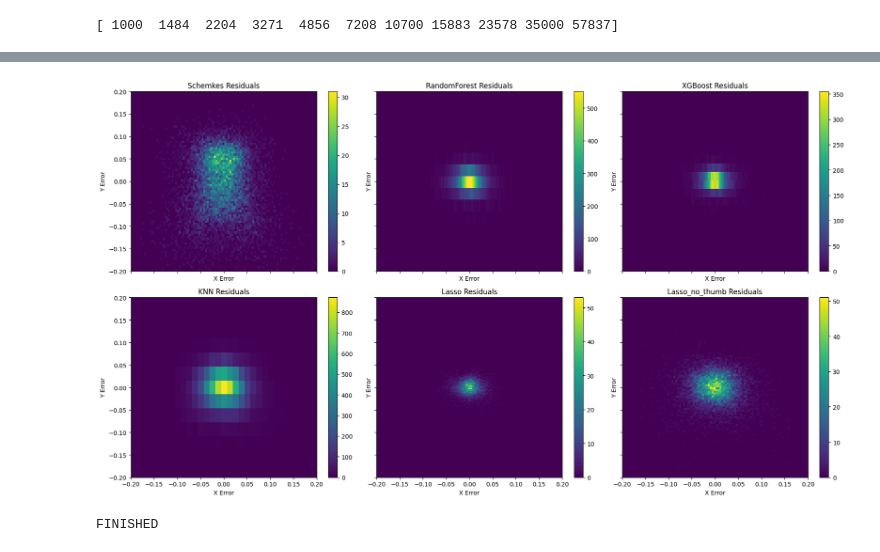
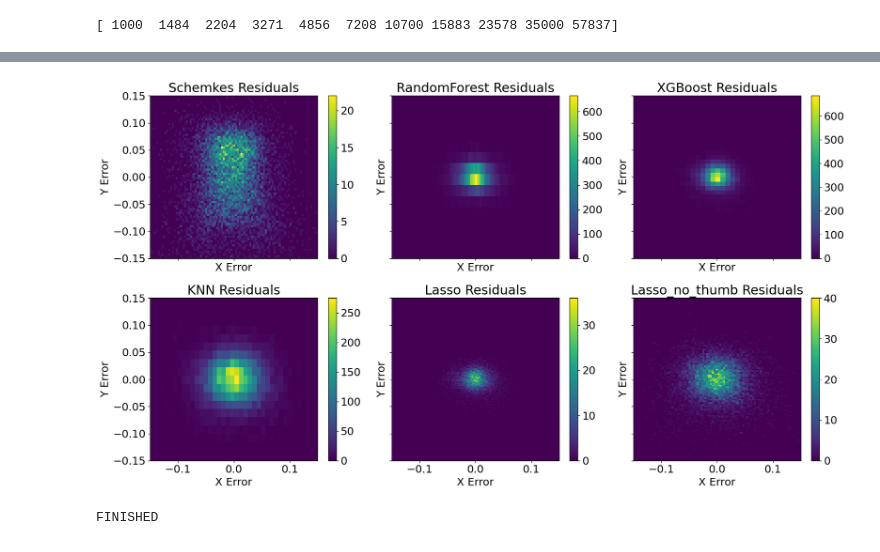
Before and after one commit to MarekTran/hypothenar-inferrence, a Jupyter notebook: main.ipynb, the cells around one changed output, grey strips where cells are left out. Saved outputs shown, nothing was run; the diff lists cells and outputs as text; code cells hidden in the pictures.

Commit message:
Complete pipeline done

```diff
--- a/main.ipynb
+++ b/main.ipynb
@@ -836,12 +836,11 @@ from skopt.space import Real, Integer, Categorical
 from skopt import BayesSearchCV
 from sklearn.model_selection import RandomizedSearchCV
 
-njobs = 14
-X_train_tuning = X_train.sample(frac=0.2, random_state=seed)
+njobs = 18
+# Take 66% random subsample of training data
+X_train_tuning = X_train.sample(frac=0.5, random_state=seed)
 y_train_tuning = y_train.loc[X_train_tuning.index]
 
-# Print
-print("X_train_tuning:", len(X_train_tuning))
 
 number_of_folds = 3
 kf = KFold(n_splits=number_of_folds, shuffle=False)
@@ -913,10 +912,13 @@ tuner = kt.BayesianOptimization(
 # %%
-# # print test R2
-# y_pred = best_model.predict(X_test)
-# r2 = r2_score(y_test, y_pred)
-# print("R2 score:", r2)
+test_loss, test_mae = best_model.evaluate(X_test, y_test, verbose=0)
+print("Best model test MAE:", test_mae)
 
-# # Print custom eval
-# y_pred_custom = best_model.predict(X_custom_eval)
-# r2_custom_mlp = r2_score(y_custom_eval, y_pred_custom)
-# print("Custom eval R2 score:", r2_custom_mlp)
+# print test R2
+y_pred = best_model.predict(X_test)
+r2 = r2_score(y_test, y_pred)
+print("R2 score:", r2)
+
+# Print custom eval
+y_pred_custom = best_model.predict(X_custom_eval)
+r2_custom_mlp = r2_score(y_custom_eval, y_pred_custom)
+print("Custom eval R2 score:", r2_custom_mlp)
@@ -1046,7 +1070,7 @@ Evaluation Set Score (Custom Data): -0.4705624580383301
 # Initialize k-NN Regressor
 from sklearn.neighbors import KNeighborsRegressor
 
-knn_model = KNeighborsRegressor(n_jobs=njobs)
+knn_model = KNeighborsRegressor(n_jobs=-1)
 
 # Define the hyperparameter search space
 param_space = {
@@ -1064,7 +1088,7 @@ knn_opt = BayesSearchCV(
     cv=kf,                       # Cross-validation strategy
     scoring='r2',                # Optimization metric
     random_state=seed,
-    n_jobs=njobs
+    n_jobs=-1
 )
 # %%
 if os.path.isfile('output/knn_bayes_opt.pkl'):
@@ -1608,10 +1651,14 @@ sizes.sort()
 # %% [output]
 [ 1000  1484  2204  3271  4856  7208 10700 15883 23578 35000 57837]
 # %%
- total_results_random = evaluation_pipeline(X_train=X_train, y_train=y_train,
+total_results_random = evaluation_pipeline(X_train=X_train, y_train=y_train,
                                     X_test=X_test, y_test=y_test,
                                     X_eval=X_custom_eval, y_eval=y_custom_eval,
                                     models=tuned_models, model_names=tuned_models_names,
-                                    training_sizes=sizes, additional_test_sets=additional_tests ,output_dir='output', subsample="random")
+                                    training_sizes=sizes, additional_test_sets=None ,output_dir='output', subsample="random")
 
 data_random = total_results_random
+# Save the results
+
+with open('output/data_random.pkl', 'wb') as f:
+    pickle.dump(data_random, f)
@@ -1852,32 +1873,32 @@ plt.show()
 # %%
 # Assuming tuned_models, tuned_models_names, and residuals are already defined
 
 # Create subplots with shared scales
 fig, axes = plt.subplots(2, 3, figsize=(18, 10), sharex=True, sharey=True)
 axes = axes.flatten()
 
 for i in range(len(tuned_models)):
     ax = axes[i]
     # Using hist2d for heatmap-like representation
-    _, _, _, im = ax.hist2d(residuals[i][:, 0], residuals[i][:, 1], bins=100, cmap='viridis')
+    _, _, _, im = ax.hist2d(residuals[i][:, 0], residuals[i][:, 1], bins=120, cmap='viridis')
     ax.set_xlabel('X Error')
     ax.set_ylabel('Y Error')
     ax.set_title(f'{tuned_models_names[i]} Residuals')
-    ax.set_xlim(-0.2, 0.2)  # Setting x-limits to [-0.25, 0.25]
-    ax.set_ylim(-0.2, 0.2)  # Setting y-limits to [-0.25, 0.25]
+    ax.set_xlim(-0.15, 0.15)  # Setting x-limits to [-0.25, 0.25]
+    ax.set_ylim(-0.15, 0.15)  # Setting y-limits to [-0.25, 0.25]
     fig.colorbar(im, ax=ax)  # Adding a colorbar to each subplot
     # Fill the white background inside plot with lowest viridis color #440154
     ax.patch.set_facecolor('#440154')
 
 
     # ax.patch.set_facecolor('black')
 
 plt.tight_layout()
 # Save the plot
 plt.savefig('plots/residuals_heatmap.png')
 plt.show()
 # %% [output]
-[figure, old version]
+[figure, new version]
 # %%
 print("FINISHED")
 # %% [output]
```
Also changed, not shown: parts of 60 cells of this notebook.
